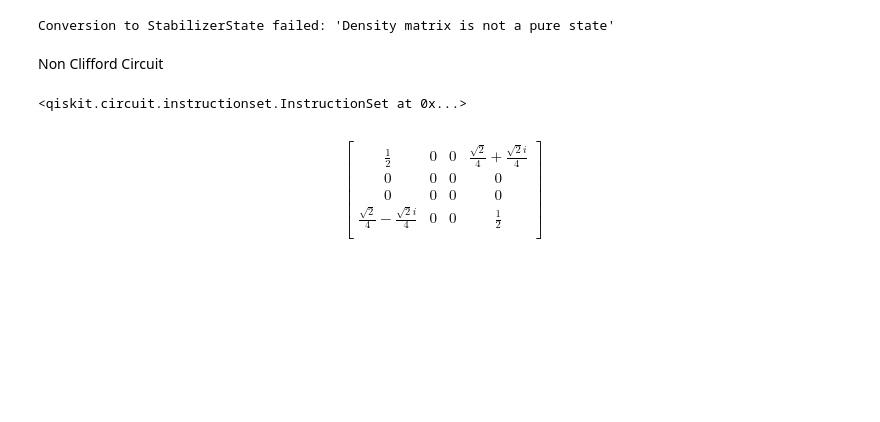
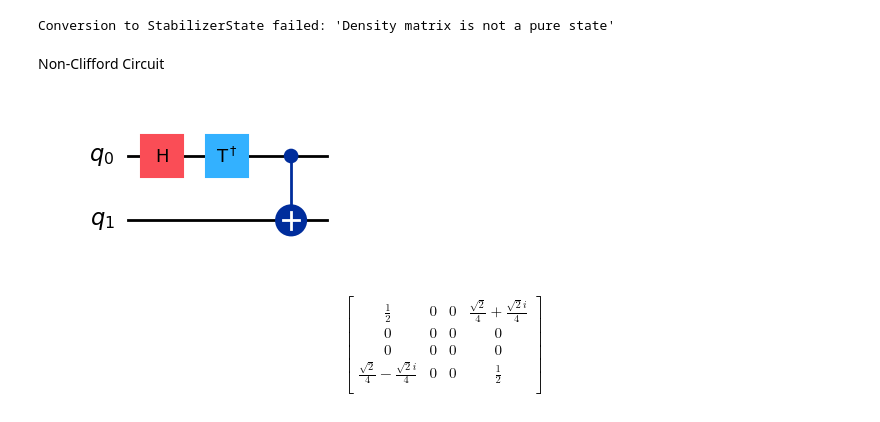
Before and after one commit to Moriarty2002/quantum-information, a Jupyter notebook: src/elaborato.ipynb, the cells around one changed output. Drawn from its saved outputs; the diff is of its cells as text; code cells hidden in the pictures; blank space fills up the shorter version.

```diff
--- a/src/elaborato.ipynb
+++ b/src/elaborato.ipynb
@@ -289,14 +287,15 @@ except Exception as e:
 # %% [output]
 Conversion to StabilizerState failed: 'Density matrix is not a pure state'
 # %% [markdown]
-Non Clifford Circuit
+Non-Clifford Circuit
 # %%
 qc_non_clifford = QuantumCircuit(2)
 qc_non_clifford.h(0)
 qc_non_clifford.tdg(0) # non clifford gate
 qc_non_clifford.cx(0, 1)
+qc_non_clifford.draw('mpl')
 # %% [output]
-<qiskit.circuit.instructionset.InstructionSet at 0x...>
+[figure, added]
 # %%
 DensityMatrix(qc_non_clifford).draw('latex')
 # %% [output]
```
Also changed, not shown: parts of 9 cells of this notebook, 3 other files.
